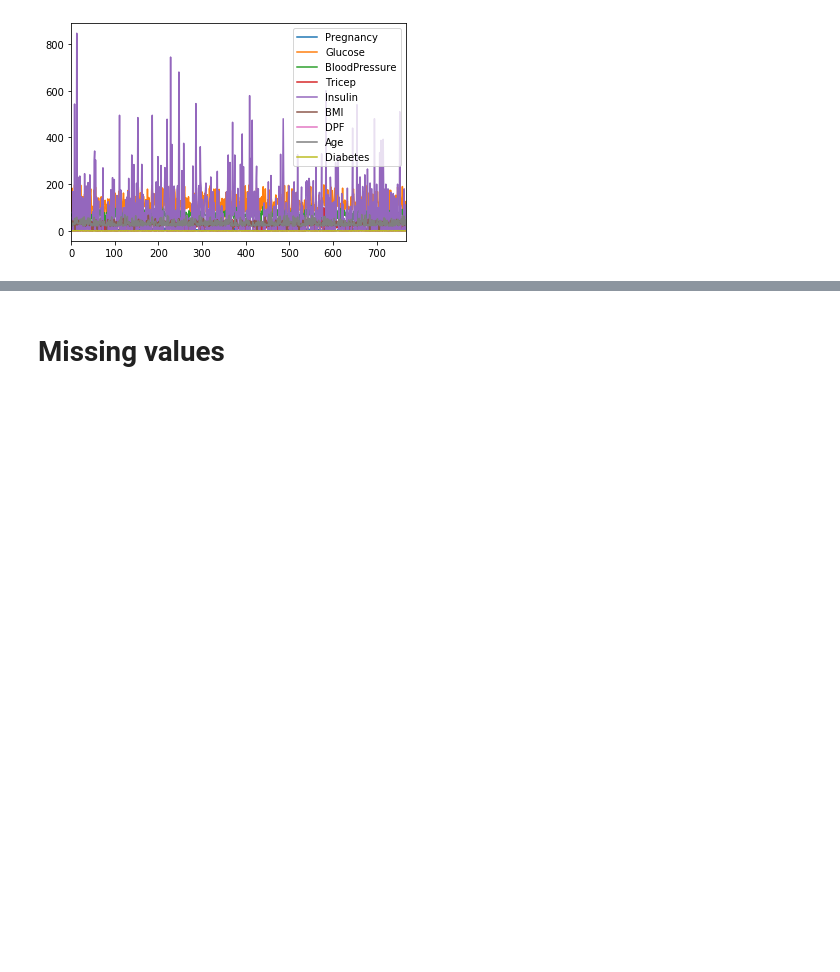
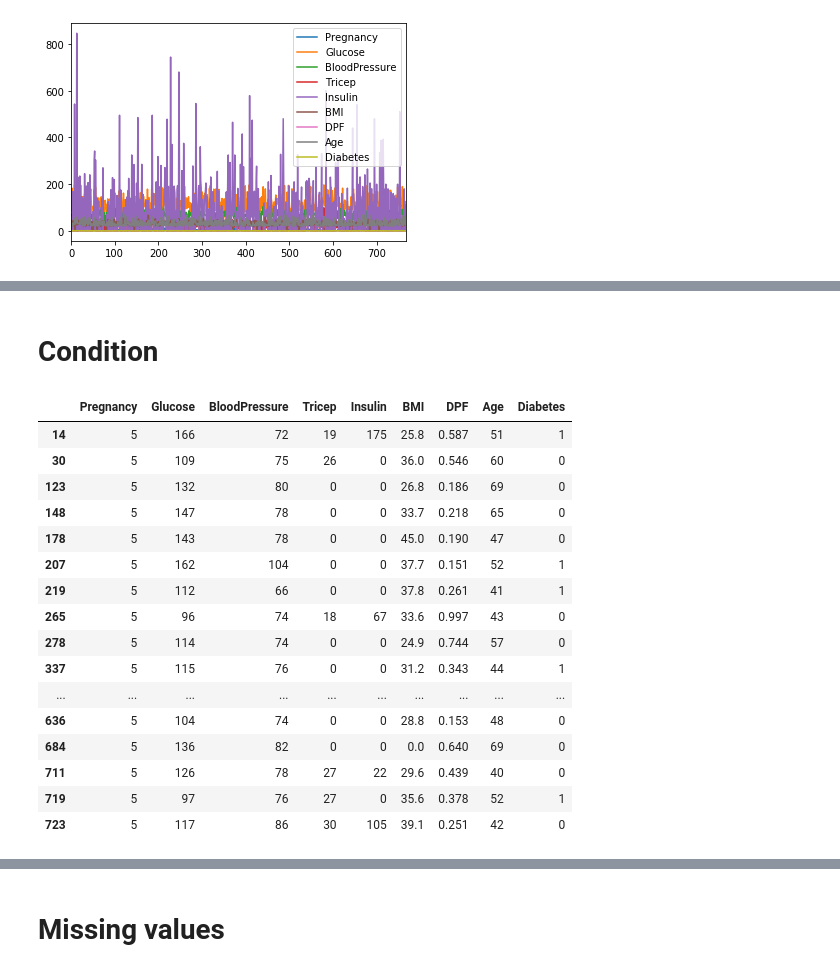
Before and after one commit to khanhlee/programming, a Jupyter notebook: data_analysis.ipynb, the cells around one changed output, grey strips where cells are left out. Saved outputs shown, nothing was run; the diff lists cells and outputs as text; code cells hidden in the pictures; blank space fills up the shorter version.

```diff
--- a/data_analysis.ipynb
+++ b/data_analysis.ipynb
@@ -132,3 +136,5 @@ Index(['PREG', 'GLU', 'BP', 'TRI', 'INS', 'BMI', 'DPF', 'AGE', 'DB'], dtype='obj
+# %%
+df.columns = ufo.columns.str.replace(" ", "_")
 # %% [raw]
 So we can plot a single column like this:
 # %%
@@ -145,0 +246,23 @@ plt.show()
+# %% [markdown]
+# Condition
+# %%
+df_condition = df[(df['Age'] >=40) & (df['Pregnancy'] == 5)]
+df_condition
+# %% [output]
+|  | Pregnancy | Glucose | BloodPressure | Tricep | Insulin | BMI | DPF | Age | Diabetes |
+| 14 | 5 | 166 | 72 | 19 | 175 | 25.8 | 0.587 | 51 | 1 |
+| 30 | 5 | 109 | 75 | 26 | 0 | 36.0 | 0.546 | 60 | 0 |
+| 123 | 5 | 132 | 80 | 0 | 0 | 26.8 | 0.186 | 69 | 0 |
+| 148 | 5 | 147 | 78 | 0 | 0 | 33.7 | 0.218 | 65 | 0 |
+| 178 | 5 | 143 | 78 | 0 | 0 | 45.0 | 0.190 | 47 | 0 |
+| 207 | 5 | 162 | 104 | 0 | 0 | 37.7 | 0.151 | 52 | 1 |
+| 219 | 5 | 112 | 66 | 0 | 0 | 37.8 | 0.261 | 41 | 1 |
+| 265 | 5 | 96 | 74 | 18 | 67 | 33.6 | 0.997 | 43 | 0 |
+| 278 | 5 | 114 | 74 | 0 | 0 | 24.9 | 0.744 | 57 | 0 |
+| 337 | 5 | 115 | 76 | 0 | 0 | 31.2 | 0.343 | 44 | 1 |
+| ... | ... | ... | ... | ... | ... | ... | ... | ... | ... |
+| 636 | 5 | 104 | 74 | 0 | 0 | 28.8 | 0.153 | 48 | 0 |
+| 684 | 5 | 136 | 82 | 0 | 0 | 0.0 | 0.640 | 69 | 0 |
+| 711 | 5 | 126 | 78 | 27 | 22 | 29.6 | 0.439 | 40 | 0 |
+| 719 | 5 | 97 | 76 | 27 | 0 | 35.6 | 0.378 | 52 | 1 |
+| 723 | 5 | 117 | 86 | 30 | 105 | 39.1 | 0.251 | 42 | 0 |
```
Also changed, not shown: parts of 23 cells of this notebook, 1 other file.
